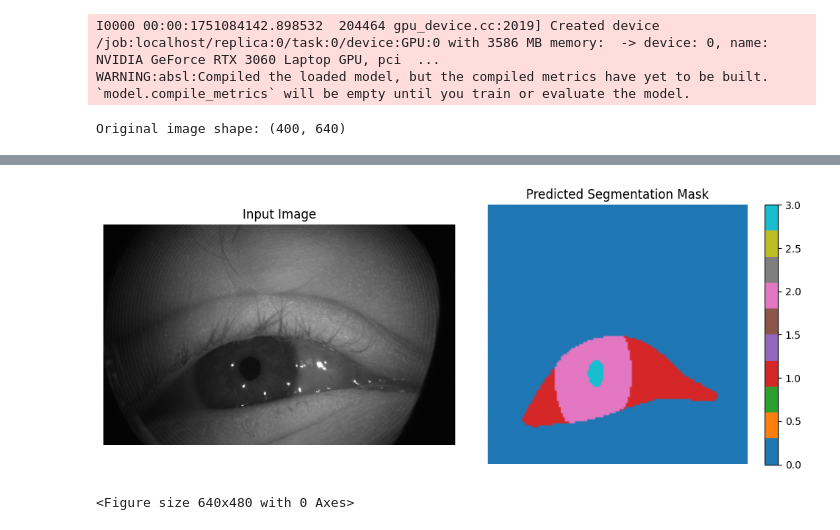
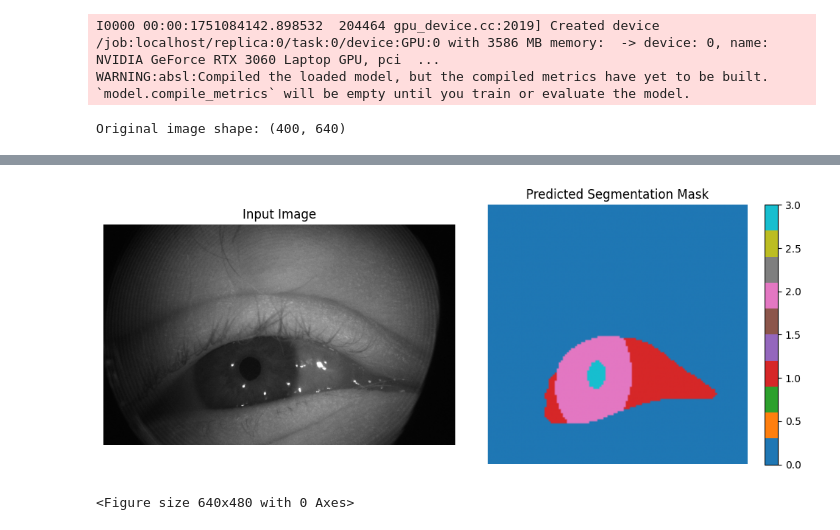
Before and after one commit to yasastharinda9511/GazeEstimation, a Jupyter notebook: privacy_preserving_unet_model.ipynb, the cells around one changed output, grey strips where cells are left out. Saved outputs shown, nothing was run; the diff lists cells and outputs as text; code cells hidden in the pictures.

Commit message:
fine tune the model

```diff
--- a/privacy_preserving_unet_model.ipynb
+++ b/privacy_preserving_unet_model.ipynb
@@ -685,9 +605,9 @@ custom_objects = {
             'WeightNoiseLayer': WeightNoiseLayer,
             'FeatureEncryptionLayer': FeatureEncryptionLayer,
             'dice_coefficient_multiclass': dice_coefficient_multiclass,
-            'iou_metric_multiclass': iou_metric_multiclass
+            'iou_metric_multiclass': iou_metric_multiclass,
         }
-model = tf.keras.models.load_model("privacy_preserving_unet_medium.h5", custom_objects=custom_objects)
+model = tf.keras.models.load_model("privacy_preserving_unet_high.h5", custom_objects=custom_objects)
 
 
 # Step 4: Predict with the model
@@ -720,3 +641,3 @@ WARNING:absl:Compiled the loaded model, but the compiled metrics have yet to be
 Predicted mask shape: (128, 128)
-[figure, old version]
+[figure, new version]
 <Figure size 640x480 with 0 Axes>
```
Also changed, not shown: parts of 7 cells of this notebook, 1 other file.
